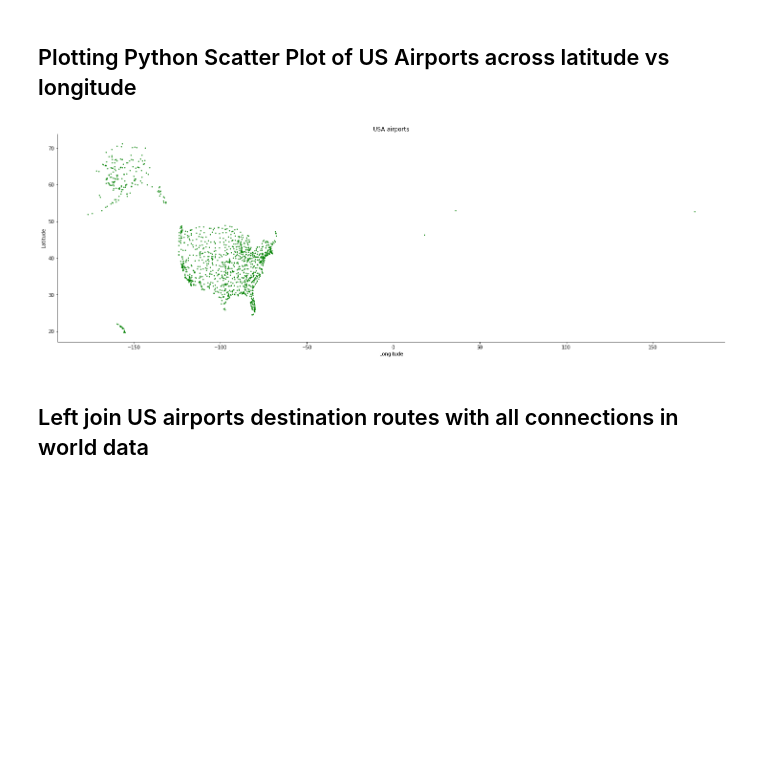
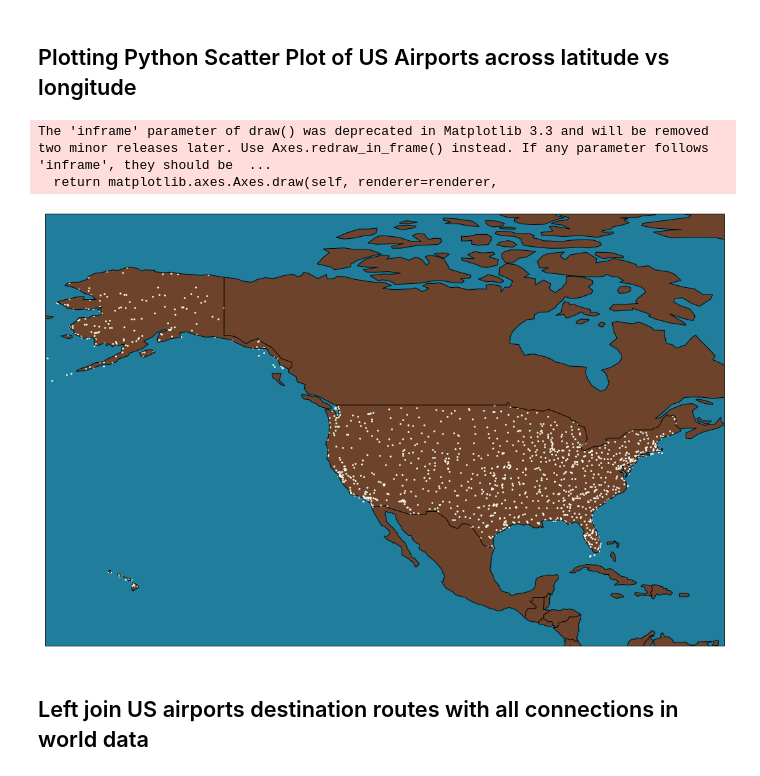
Before and after one commit to RipanHalder/Virus-Spread-Simulation-PSA-Final-Project, a Jupyter notebook: data-parsing/flight-connections-usa.ipynb, the cells around one changed output. Saved outputs shown, nothing was run; the diff lists cells and outputs as text; code cells hidden in the pictures; blank space fills up the shorter version.

```diff
--- a/data-parsing/flight-connections-usa.ipynb
+++ b/data-parsing/flight-connections-usa.ipynb
@@ -159,17 +196,17 @@ with open(filePath)	as csvfile:
     filePath = "../data/temp.csv"
     with open(filePath,'w',newline='') as csvfile:
 #         fieldnames = ['ID','Name','City','Country','IATA','ICAO','Lat','Long','Alt','Timezone','DST','Tz database time zone','type','source']
-        fieldsnames = ['ID','Name','City','Country','IATA','Lat','Long']
+        fieldnames = ['ID','Name','City','Country','IATA','Lat','Long']
         writer = csv.DictWriter(csvfile, fieldnames=fieldnames)
 
         for row in reader:
             if row['Country'] == "United States":
                 writer.writerow(row)
 
-# header_list = ['ID','Name','City','Country','IATA','Lat','Long']
-# airport_data = pd.read_csv("../data/temp.csv", names=header_list)
-airport_data = pd.read_csv("../data/temp.csv")
-airport_data = airport_df[~airport_df.IATA.isin([r"\N"])]
+header_list = ['ID','Name','City','Country','IATA','Lat','Long']
+airport_data = pd.read_csv("../data/temp.csv", names=header_list)
+# airport_data = pd.read_csv("../data/temp.csv")
+airport_data = airport_data[~airport_data.IATA.isin([r"\N"])]
 airport_data.to_csv('../data/airport_data_openflights_cleaned.csv', index=False)
 # %%
 airport_data.head()
@@ -197,17 +234,25 @@ connections_world.shape
 # %%
 # full_destination_routes -> From routes.csv
 # connections_world -> connections_world.csv
 # airport_data -> airport_data_openflights_cleaned.csv
 
-plt.figure(figsize=(25, 8))
+plt.figure(figsize=(25, 12))
 plt.title("USA airports")
-plt.scatter(airport_data.Long, airport_data.Lat, s=2, c='green')
-plt.ylabel("Latitude")
-plt.xlabel("Longitude")
+ax = plt.axes(projection=ccrs.PlateCarree())
+ax.coastlines()
+ax.add_feature(cfeature.BORDERS)
+# ax.outline_patch.set_visible(False)
+ax.add_feature(cfeature.LAND, color='#6D432B')
+ax.add_feature(cfeature.OCEAN, color='#207D9C')
+plt.scatter(airport_data.Long, airport_data.Lat, s=3, c='#F9FAEC')
+plt.xlim(-170, -60)
+plt.ylim(10, 80)
 sns.despine()
 plt.show()
 # %% [output]
+The 'inframe' parameter of draw() was deprecated in Matplotlib 3.3 and will be removed two minor releases later. Use Axes.redraw_in_frame() instead. If any parameter follows 'inframe', they should be  ...
+  return matplotlib.axes.Axes.draw(self, renderer=renderer,
-[figure, old version]
+[figure, new version]
 # %% [markdown]
 ## Left join US airports destination routes with all connections in world data
 # %%
```
Also changed, not shown: parts of 13 cells of this notebook, 24 other files.
